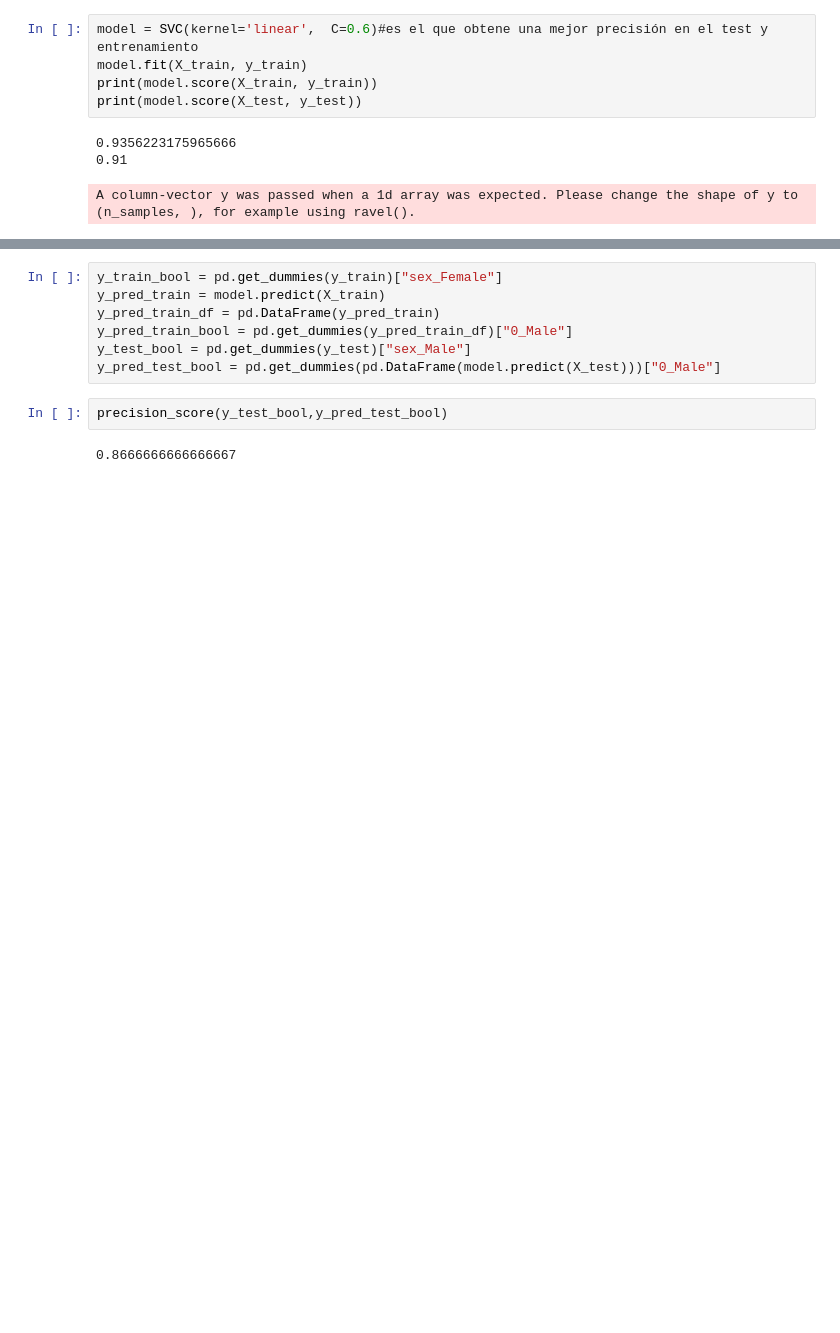
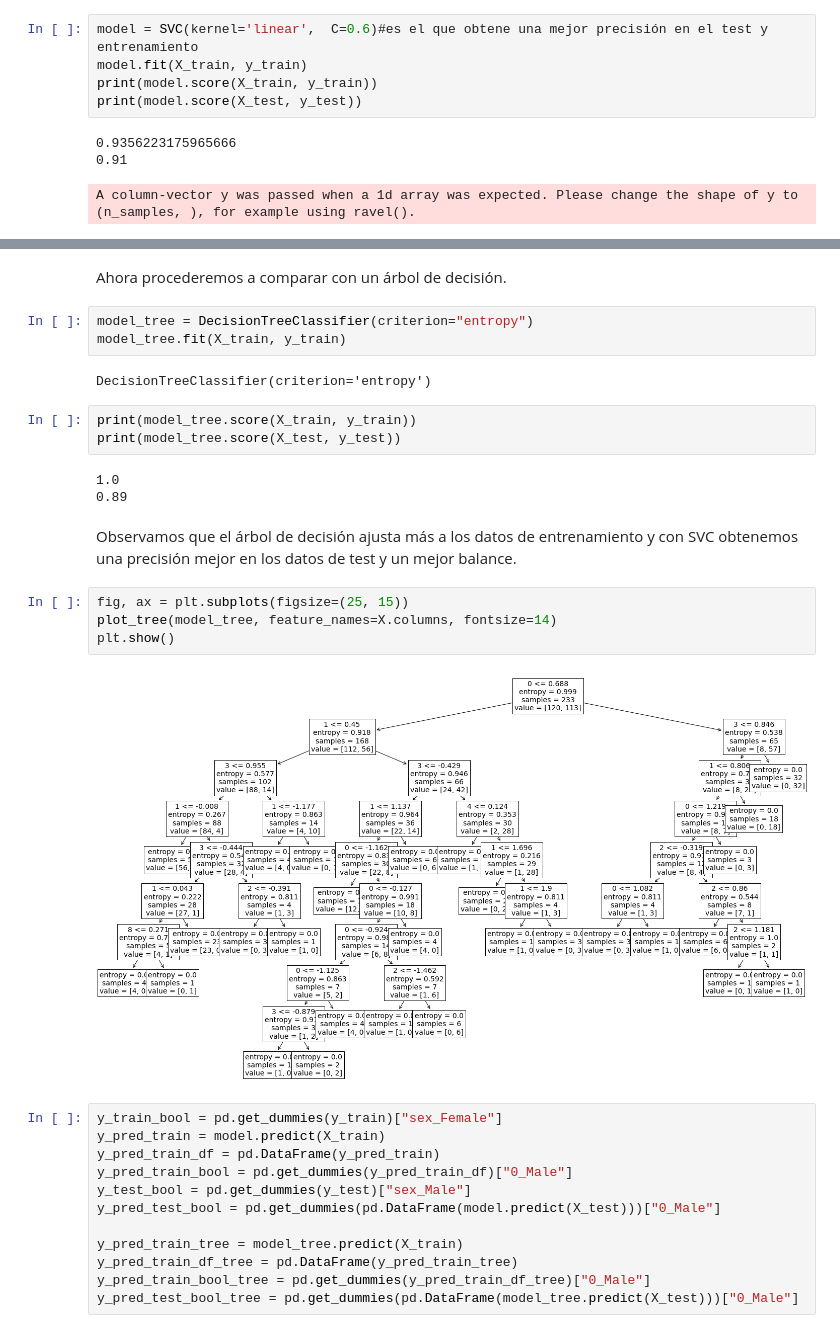
Before and after one commit to camulro/IA, a Jupyter notebook: Copia_de_ML_Exercises.ipynb, the cells around one changed output, grey strips where cells are left out. Saved outputs shown, nothing was run; the diff lists cells and outputs as text; blank space fills up the shorter version.

```diff
--- a/Copia_de_ML_Exercises.ipynb
+++ b/Copia_de_ML_Exercises.ipynb
@@ -187,3 +184,24 @@ A column-vector y was passed when a 1d array was expected. Please change the sha
+# %% [markdown]
+Ahora procederemos a comparar con un árbol de decisión.
+# %%
+model_tree = DecisionTreeClassifier(criterion="entropy")
+model_tree.fit(X_train, y_train)
+# %% [output]
+DecisionTreeClassifier(criterion='entropy')
+# %%
+print(model_tree.score(X_train, y_train))
+print(model_tree.score(X_test, y_test))
+# %% [output]
+1.0
+0.89
+# %% [markdown]
+Observamos que el árbol de decisión ajusta más a los datos de entrenamiento y con SVC obtenemos una precisión mejor en los datos de test y un mejor balance.
+# %%
+fig, ax = plt.subplots(figsize=(25, 15))
+plot_tree(model_tree, feature_names=X.columns, fontsize=14)
+plt.show()
+# %% [output]
+[figure, added]
 # %%
 y_train_bool = pd.get_dummies(y_train)["sex_Female"]
 y_pred_train = model.predict(X_train)
@@ -191,7 +209,8 @@ y_pred_train_df = pd.DataFrame(y_pred_train)
 y_pred_train_bool = pd.get_dummies(y_pred_train_df)["0_Male"]
 y_test_bool = pd.get_dummies(y_test)["sex_Male"]
 y_pred_test_bool = pd.get_dummies(pd.DataFrame(model.predict(X_test)))["0_Male"]
+
+y_pred_train_tree = model_tree.predict(X_train)
+y_pred_train_df_tree = pd.DataFrame(y_pred_train_tree)
+y_pred_train_bool_tree = pd.get_dummies(y_pred_train_df_tree)["0_Male"]
+y_pred_test_bool_tree = pd.get_dummies(pd.DataFrame(model_tree.predict(X_test)))["0_Male"]
-# %%
-precision_score(y_test_bool,y_pred_test_bool)
-# %% [output]
-0.8666666666666667
```
Also changed, not shown: parts of 20 cells of this notebook.
